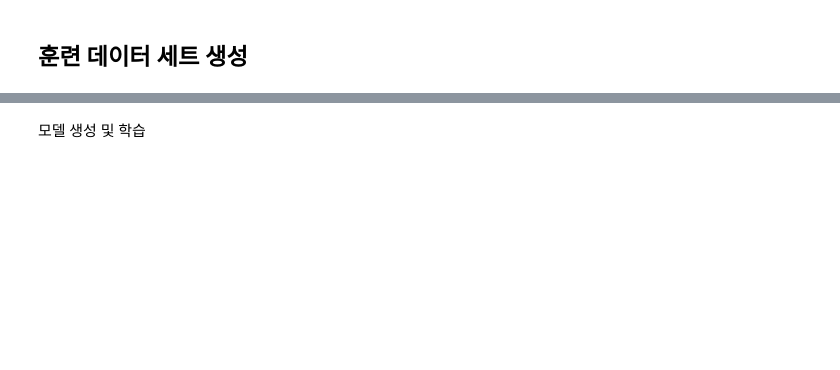
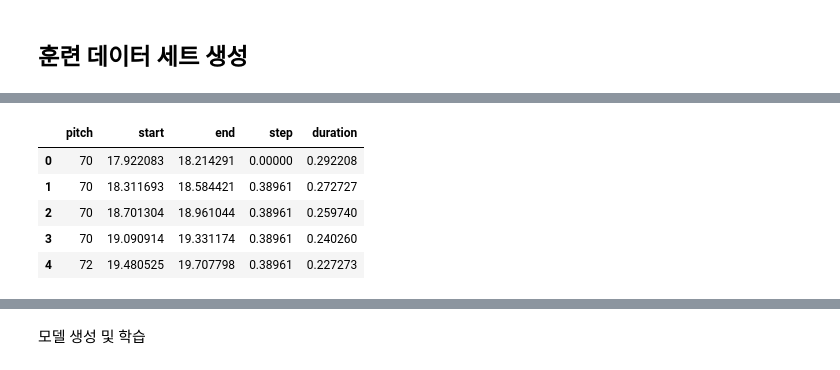
Before and after one commit to JaydenCJH/project_lyrics, a Jupyter notebook: MIDI_music_gen.ipynb, the cells around one changed output, grey strips where cells are left out. Cells and saved outputs as stored; diff of their text form; code cells hidden in the pictures; blank space fills up the shorter version.

```diff
--- a/MIDI_music_gen.ipynb
+++ b/MIDI_music_gen.ipynb
@@ -270,3 +266,12 @@ Number of notes parsed: 814511
+# %%
+all_notes.head()
+# %% [output]
+|  | pitch | start | end | step | duration |
+| 0 | 70 | 17.922083 | 18.214291 | 0.00000 | 0.292208 |
+| 1 | 70 | 18.311693 | 18.584421 | 0.38961 | 0.272727 |
+| 2 | 70 | 18.701304 | 18.961044 | 0.38961 | 0.259740 |
+| 3 | 70 | 19.090914 | 19.331174 | 0.38961 | 0.240260 |
+| 4 | 72 | 19.480525 | 19.707798 | 0.38961 | 0.227273 |
 # %%
 #create tensor dataset
 key_order = ['pitch', 'step', 'duration']
```
Also changed, not shown: parts of 24 cells of this notebook, 3 other files.
